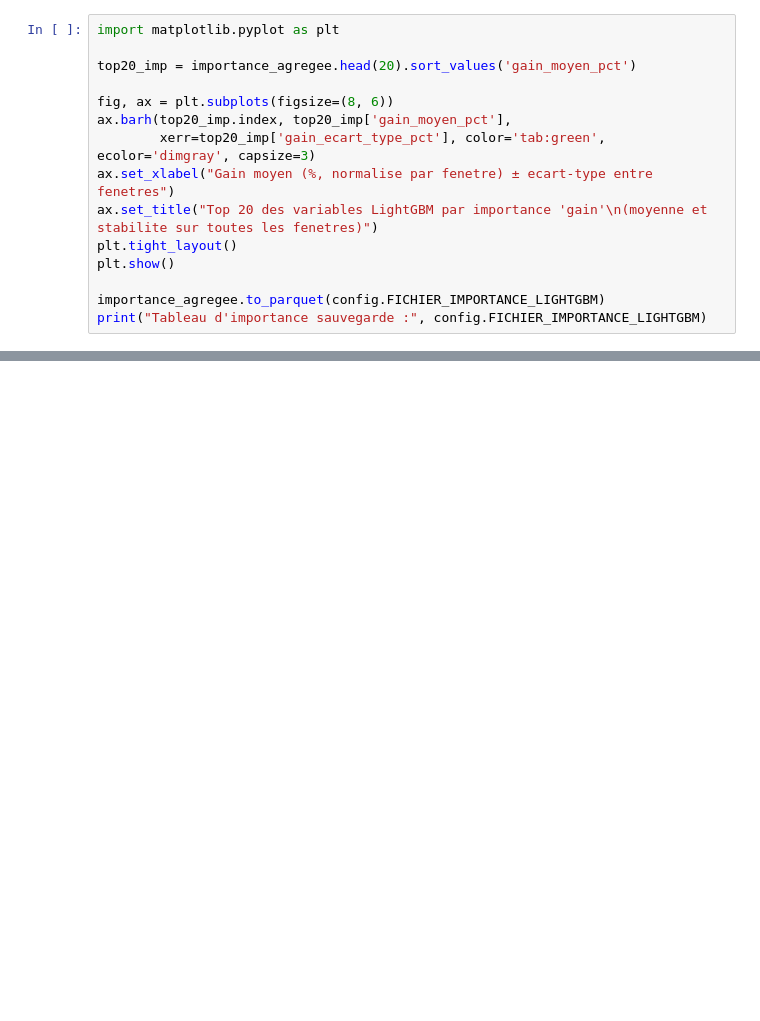
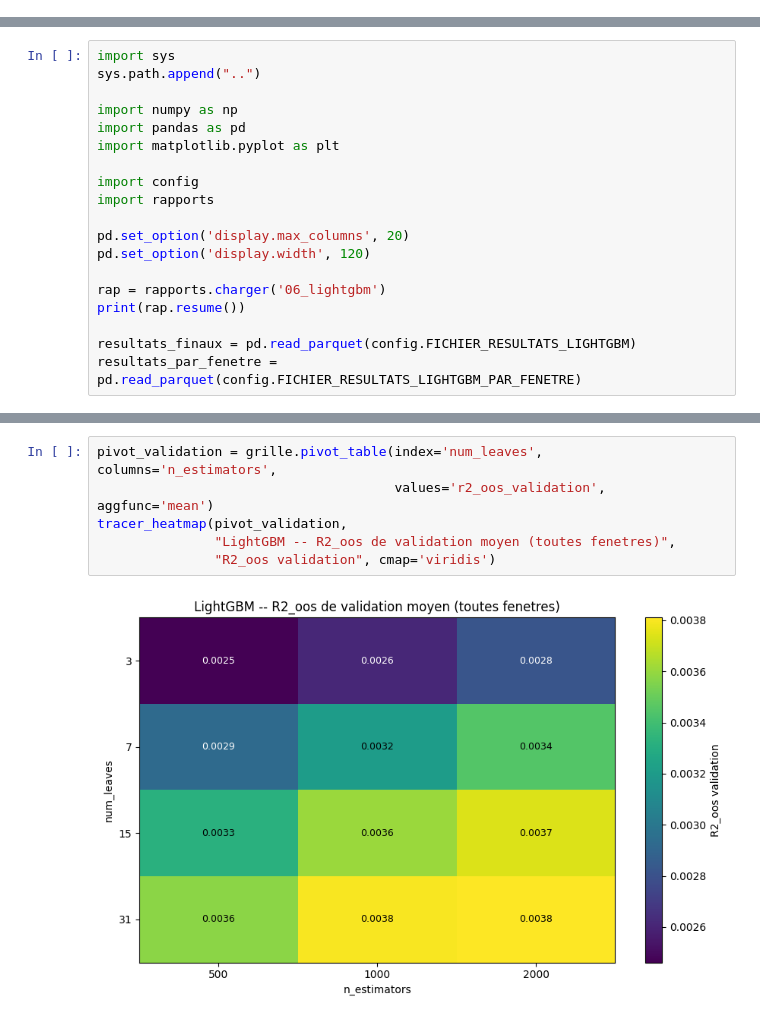
Before and after one commit to AlessioNo/Memoire, a Jupyter notebook: notebooks/06_modele_lightgbm.ipynb, the cells around one changed output, grey strips where cells are left out. Cells and saved outputs as stored; diff of their text form; blank space fills up the shorter version.

```diff
--- a/notebooks/06_modele_lightgbm.ipynb
+++ b/notebooks/06_modele_lightgbm.ipynb
@@ -323,15 +0,0 @@ importance_agregee.head(20).round(3)
-# %%
-import matplotlib.pyplot as plt
-
-top20_imp = importance_agregee.head(20).sort_values('gain_moyen_pct')
-
-fig, ax = plt.subplots(figsize=(8, 6))
-ax.barh(top20_imp.index, top20_imp['gain_moyen_pct'],
-        xerr=top20_imp['gain_ecart_type_pct'], color='tab:green', ecolor='dimgray', capsize=3)
-ax.set_xlabel("Gain moyen (%, normalise par fenetre) ± ecart-type entre fenetres")
-ax.set_title("Top 20 des variables LightGBM par importance 'gain'\n(moyenne et stabilite sur toutes les fenetres)")
-plt.tight_layout()
-plt.show()
-
-importance_agregee.to_parquet(config.FICHIER_IMPORTANCE_LIGHTGBM)
-print("Tableau d'importance sauvegarde :", config.FICHIER_IMPORTANCE_LIGHTGBM)
@@ -458,0 +36,19 @@ journal.enregistrer_experience(
+# %%
+import sys
+sys.path.append("..")
+
+import numpy as np
+import pandas as pd
+import matplotlib.pyplot as plt
+
+import config
+import rapports
+
+pd.set_option('display.max_columns', 20)
+pd.set_option('display.width', 120)
+
+rap = rapports.charger('06_lightgbm')
+print(rap.resume())
+
+resultats_finaux = pd.read_parquet(config.FICHIER_RESULTATS_LIGHTGBM)
+resultats_par_fenetre = pd.read_parquet(config.FICHIER_RESULTATS_LIGHTGBM_PAR_FENETRE)
@@ -458,0 +288,8 @@ journal.enregistrer_experience(
+# %%
+pivot_validation = grille.pivot_table(index='num_leaves', columns='n_estimators',
+                                      values='r2_oos_validation', aggfunc='mean')
+tracer_heatmap(pivot_validation,
+               "LightGBM -- R2_oos de validation moyen (toutes fenetres)",
+               "R2_oos validation", cmap='viridis')
+# %% [output]
+[figure, added]
```
Also changed, not shown: parts of 64 cells of this notebook, 18 other files.
